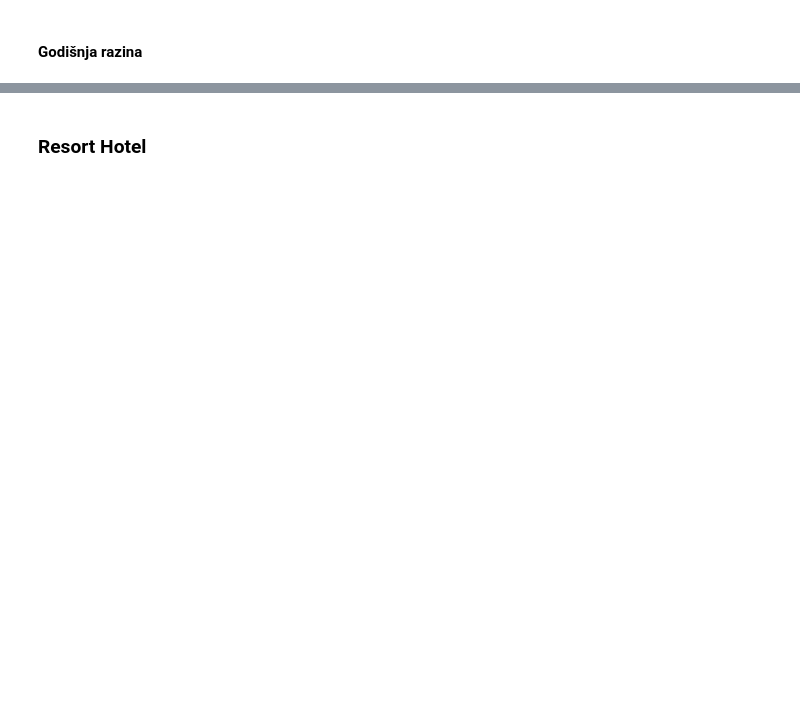
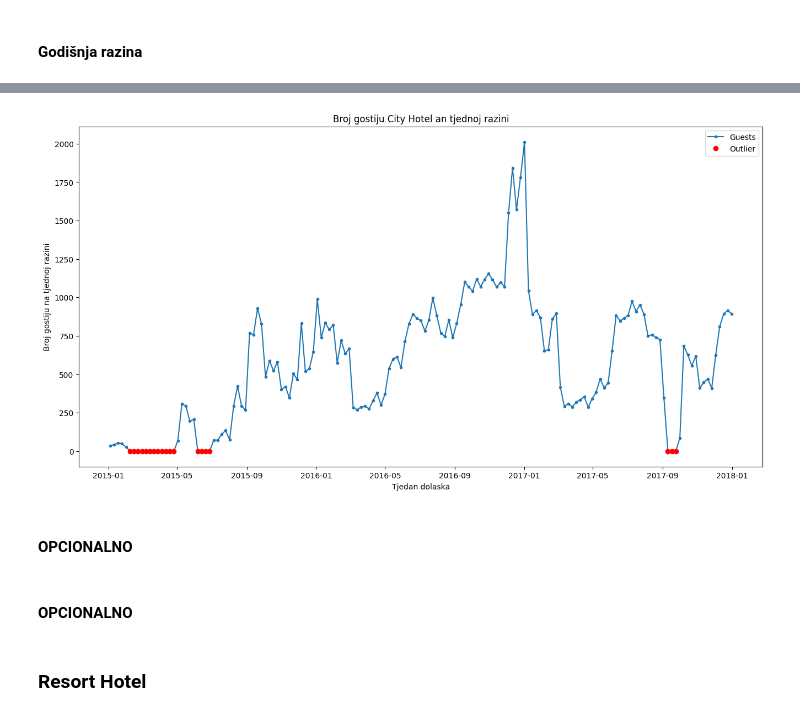
Before and after one commit to MarkoHaralovic/Prediction-of-Hotel-Occupancy, a Jupyter notebook: prediction-of-hotel-occupancy/notebooks/ARIMA_occupancy_prediction.ipynb, the cells around one changed output, grey strips where cells are left out. Cells and saved outputs as stored; diff of their text form; code cells hidden in the pictures; blank space fills up the shorter version.

```diff
--- a/prediction-of-hotel-occupancy/notebooks/ARIMA_occupancy_prediction.ipynb
+++ b/prediction-of-hotel-occupancy/notebooks/ARIMA_occupancy_prediction.ipynb
@@ -133,6 +112,6 @@ assert new_len == org_len
 #### Tjedna razina
 # %%
 NumberOfGuestsWeeklyCity = dataCity['ukupno_gostiju'].groupby(dataCity['datum_dolaska']).sum()
-NumberOfGuestsWeeklyCity = NumberOfGuestsWeeklyCity.resample('w').sum().to_frame()
+NumberOfGuestsWeeklyCity = NumberOfGuestsWeeklyCity.resample('W').sum().to_frame()
 org_len = len(NumberOfGuestsWeeklyCity)
 NumberOfGuestsWeeklyCity.head(5)
@@ -174,0 +198,14 @@ NumberOfGuestsYearlyCity.head(5)
+# %%
+weekly_indexes = NumberOfGuestsWeeklyCity[NumberOfGuestsWeeklyCity['ukupno_gostiju'] == 0].index
+outliers_weekly = NumberOfGuestsWeeklyCity[NumberOfGuestsWeeklyCity.index.isin(weekly_indexes)]
+
+plt.figure(figsize=(16, 8))
+plt.plot(NumberOfGuestsWeeklyCity['ukupno_gostiju'], marker='.', label='Guests')
+plt.plot(outliers_weekly['ukupno_gostiju'], 'o', color='red', label='Outlier')
+plt.title('Broj gostiju City Hotel an tjednoj razini')
+plt.xlabel('Tjedan dolaska')
+plt.ylabel('Broj gostiju na tjednoj razini')
+plt.legend()
+plt.show()
+# %% [output]
+[figure, added]
@@ -174,0 +222,2 @@ NumberOfGuestsYearlyCity.head(5)
+# %% [markdown]
+#### OPCIONALNO
@@ -174,0 +233,2 @@ NumberOfGuestsYearlyCity.head(5)
+# %% [markdown]
+#### OPCIONALNO
```
Also changed, not shown: parts of 52 cells of this notebook, 4 other files.
